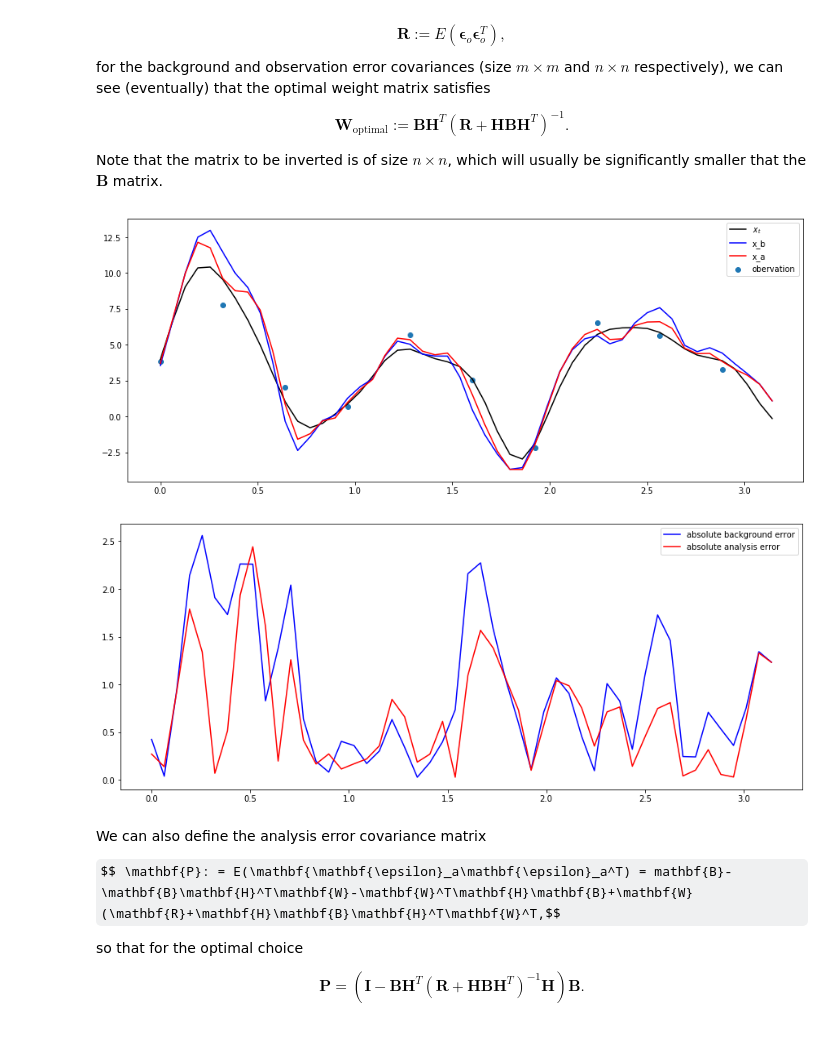
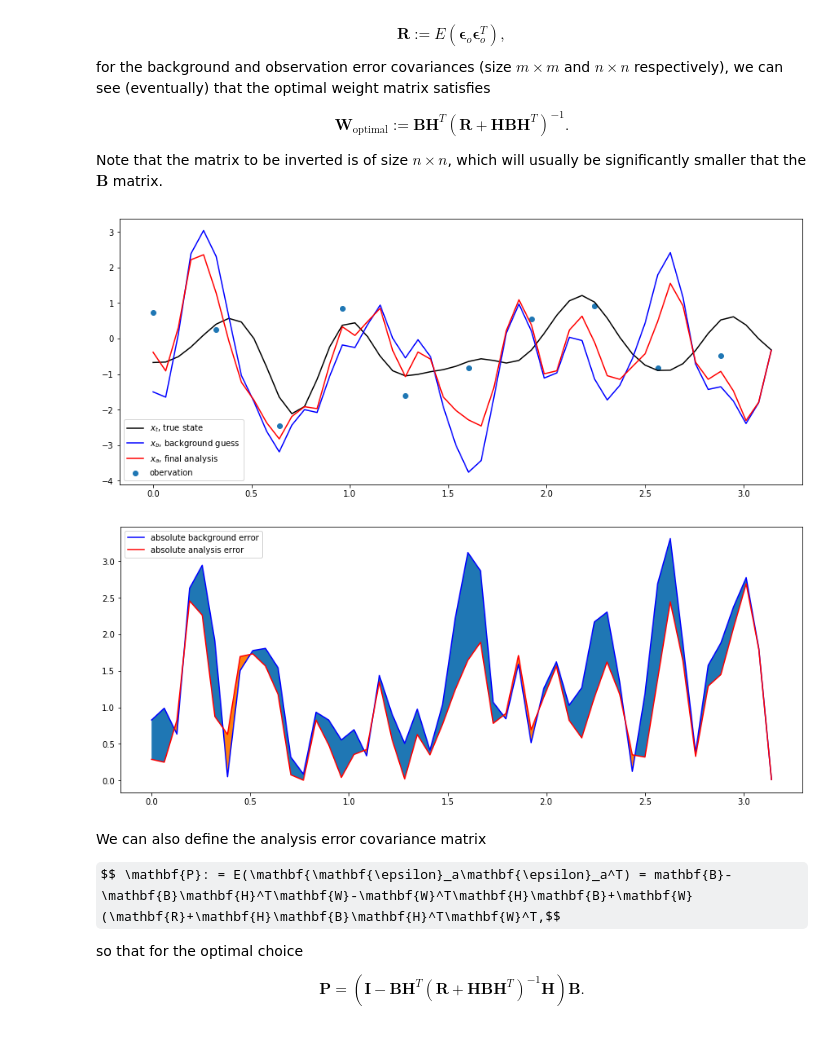
Before and after one commit to jrper/da_lecture, a Jupyter notebook: DataAssimilation.ipynb, the cells around one changed output. Cells and saved outputs as stored; diff of their text form; code cells hidden in the pictures; some formulas as TeX source.

```diff
--- a/DataAssimilation.ipynb
+++ b/DataAssimilation.ipynb
@@ -365,17 +363,24 @@ Note that the matrix to be inverted is of size $n \times n $, which will usually
 # %%
 ### Example optimal interpolation implementation & solution
 
-### will use 1d data and errors from a known distribution
+### we will use 1d data and errors from a known distribution
 
+
+### since the problem is small, we'll actually calculate full inverses
+### generally this is a bad idea, and alternatives such as
+### iterative methods should be considered
 from scipy.linalg import inv
 
 
-sigma_t = 2.0
+### define the standard deviation of the background and observations
+
+sigma_t = 1.0
 sigma_b = 1.0
 sigma_r = 1.0
 
 l_t = 0.2
 l_e = 0.1
+l_b = l_e
 
 s = np.linspace(0, np.pi)
 
@@ -388,39 +393,41 @@ for _ in range(len(s)):
 
 x_b = x_t + e_b
 
 
 
 H = np.zeros((len(s)//5, len(s)))
 for _ in range(H.shape[0]):
     H[_,5*_] = 1
 
 y = np.dot(H, x_t)
 y += np.random.normal(0, 1, size=(y.shape))
 
 
 R = sigma_r**2*np.eye(y.shape[0])
 
 s2 = np.broadcast_to(s, (len(s), len(s)))
-B = sigma_b**2*np.exp(-(s2-s2.T)**2/l_e**2)
+B = sigma_b**2*np.exp(-(s2-s2.T)**2/l_b**2)
 
 W = B.dot((H.T)).dot(inv(R+H.dot(B.dot(H.T))))
 
 x_a = x_b + W.dot(y-H.dot(x_b))
 
 p.figure(figsize=(15, 6))
-p.plot(s, x_t, 'k', label='$x_t$')
-p.plot(s, x_b, 'b', label='x_b')
+p.plot(s, x_t, 'k', label='$x_t$, true state')
+p.plot(s, x_b, 'b', label='$x_b$, background guess')
 p.scatter(s[::5], y, label='obervation')
-p.plot(s, x_a, 'r', label='x_a')
+p.plot(s, x_a, 'r', label='$x_a$, final analysis')
 p.legend()
 
 p.figure(figsize=(15, 6))
 p.plot(s, abs(x_b-x_t), 'b', label='absolute background error')
 p.plot(s, abs(x_a-x_t), 'r', label='absolute analysis error')
+p.fill_between(s, abs(x_b-x_t), abs(x_a-x_t), where=abs(x_b-x_t)>abs(x_a-x_t), interpolate=True)
+p.fill_between(s, abs(x_b-x_t), abs(x_a-x_t), where=abs(x_b-x_t)<abs(x_a-x_t), interpolate=True)
 p.legend();
 # %% [output]
-[figure, old version]
+[figure, new version]
-[figure, old version]
+[figure, new version]
 # %% [markdown]
 We can also define the analysis error covariance matrix
 
```
Also changed, not shown: parts of 14 cells of this notebook.
